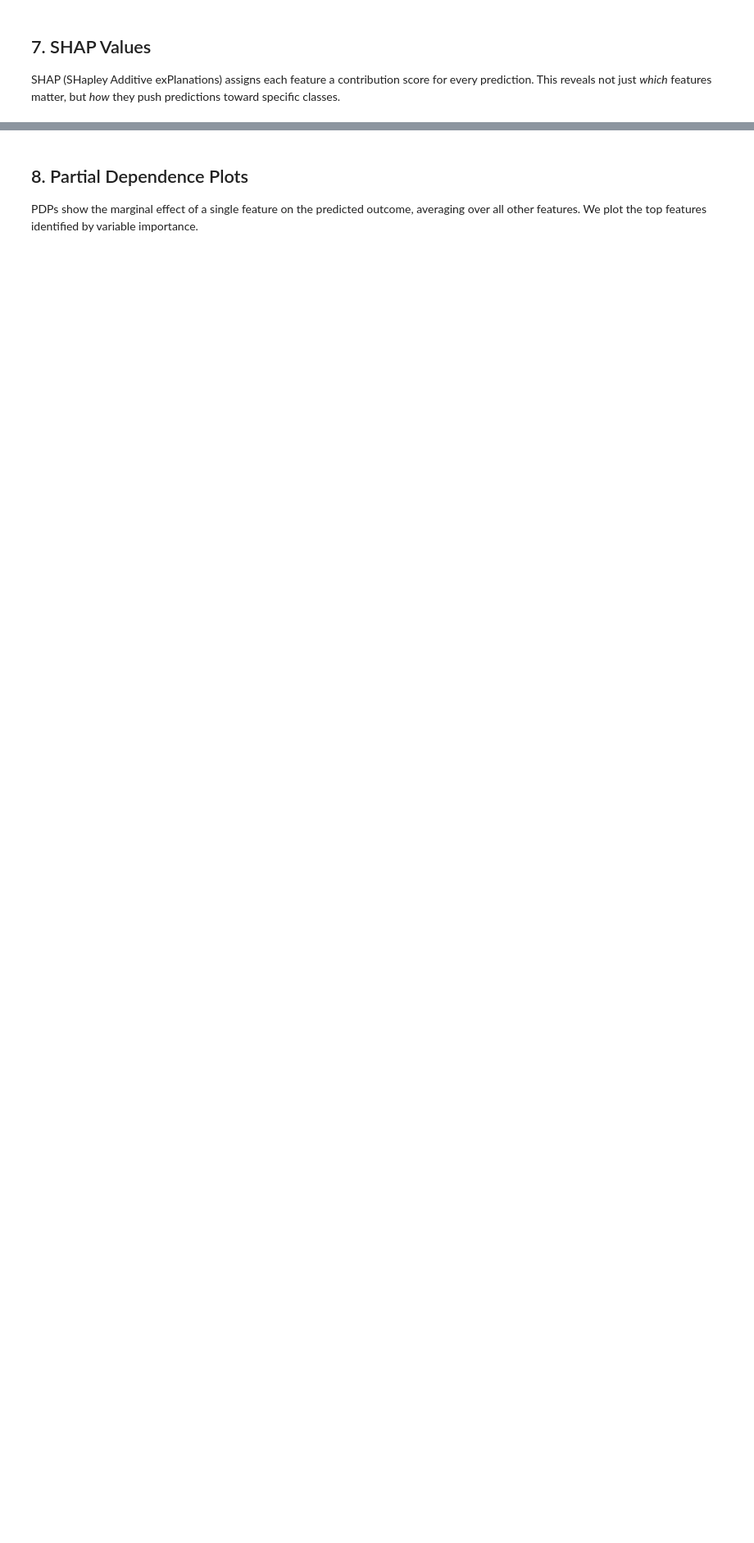
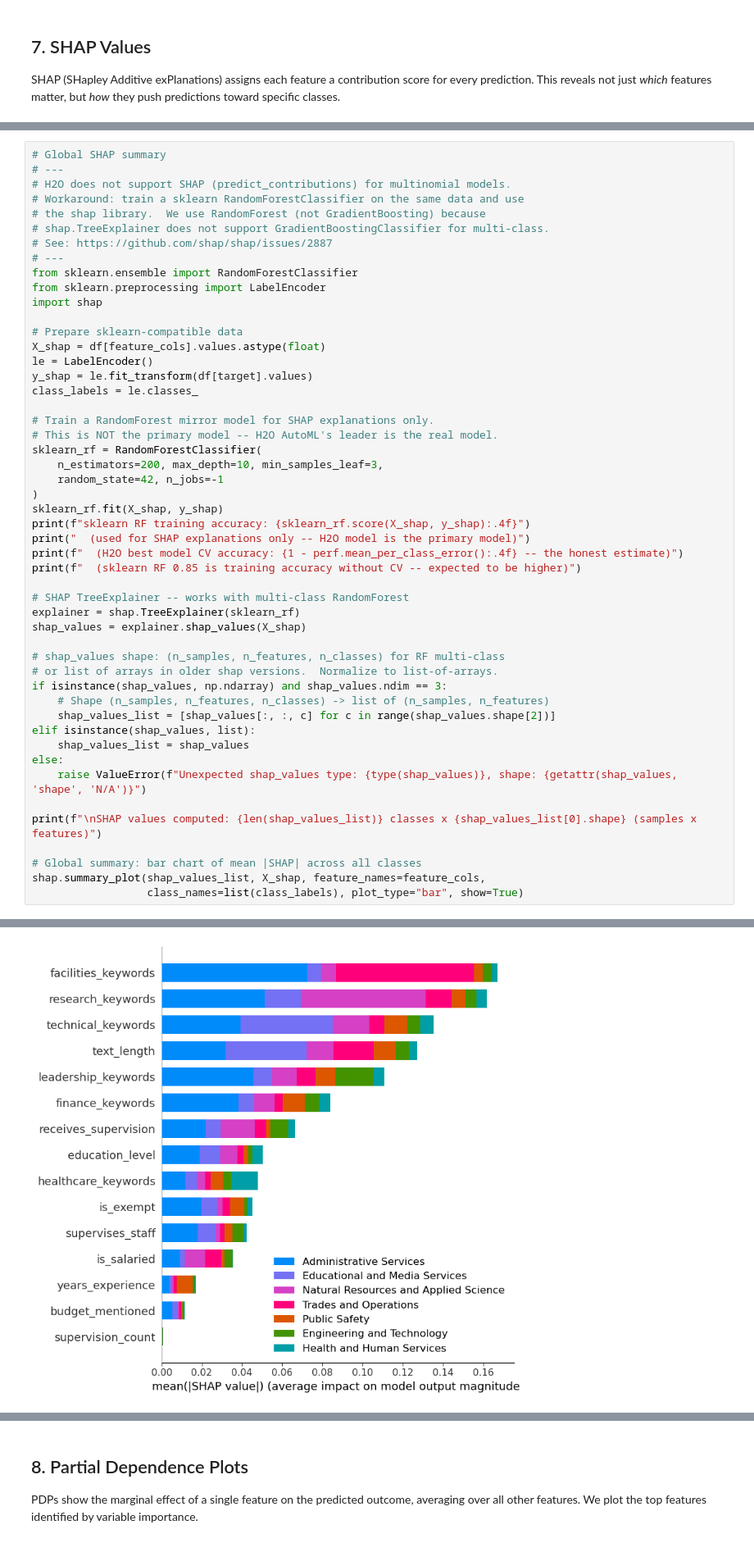
Before and after one commit to MSBA-Spring2026-Team-7/GRIFFIN-HR-Classification, a Jupyter notebook: notebooks/5_h2o_automl.ipynb, the cells around one changed output, grey strips where cells are left out. Shown at 82% size. Cells and saved outputs as stored; diff of their text form; blank space fills up the shorter version.

```diff
--- a/notebooks/5_h2o_automl.ipynb
+++ b/notebooks/5_h2o_automl.ipynb
@@ -214,0 +336,51 @@ shap_model.shap_explain_row_plot(hf, row_index=eng_row_num)
+# %%
+# Global SHAP summary
+# ---
+# H2O does not support SHAP (predict_contributions) for multinomial models.
+# Workaround: train a sklearn RandomForestClassifier on the same data and use
+# the shap library.  We use RandomForest (not GradientBoosting) because
+# shap.TreeExplainer does not support GradientBoostingClassifier for multi-class.
+# See: https://github.com/shap/shap/issues/2887
+# ---
+from sklearn.ensemble import RandomForestClassifier
+from sklearn.preprocessing import LabelEncoder
+import shap
+
+# Prepare sklearn-compatible data
+X_shap = df[feature_cols].values.astype(float)
+le = LabelEncoder()
+y_shap = le.fit_transform(df[target].values)
+class_labels = le.classes_
+
+# Train a RandomForest mirror model for SHAP explanations only.
+# This is NOT the primary model -- H2O AutoML's leader is the real model.
+sklearn_rf = RandomForestClassifier(
+    n_estimators=200, max_depth=10, min_samples_leaf=3,
+    random_state=42, n_jobs=-1
+)
+sklearn_rf.fit(X_shap, y_shap)
+print(f"sklearn RF training accuracy: {sklearn_rf.score(X_shap, y_shap):.4f}")
+print("  (used for SHAP explanations only -- H2O model is the primary model)")
+print(f"  (H2O best model CV accuracy: {1 - perf.mean_per_class_error():.4f} -- the honest estimate)")
+print(f"  (sklearn RF 0.85 is training accuracy without CV -- expected to be higher)")
+
+# SHAP TreeExplainer -- works with multi-class RandomForest
+explainer = shap.TreeExplainer(sklearn_rf)
+shap_values = explainer.shap_values(X_shap)
+
+# shap_values shape: (n_samples, n_features, n_classes) for RF multi-class
+# or list of arrays in older shap versions.  Normalize to list-of-arrays.
+if isinstance(shap_values, np.ndarray) and shap_values.ndim == 3:
+    # Shape (n_samples, n_features, n_classes) -> list of (n_samples, n_features)
+    shap_values_list = [shap_values[:, :, c] for c in range(shap_values.shape[2])]
+elif isinstance(shap_values, list):
+    shap_values_list = shap_values
+else:
+    raise ValueError(f"Unexpected shap_values type: {type(shap_values)}, shape: {getattr(shap_values, 'shape', 'N/A')}")
+
+print(f"\nSHAP values computed: {len(shap_values_list)} classes x {shap_values_list[0].shape} (samples x features)")
+
+# Global summary: bar chart of mean |SHAP| across all classes
+shap.summary_plot(shap_values_list, X_shap, feature_names=feature_cols,
+                  class_names=list(class_labels), plot_type="bar", show=True)
+# %% [output]
@@ -214,0 +391 @@ shap_model.shap_explain_row_plot(hf, row_index=eng_row_num)
+[figure, added]
```
Also changed, not shown: parts of 21 cells of this notebook, 19 other files.
